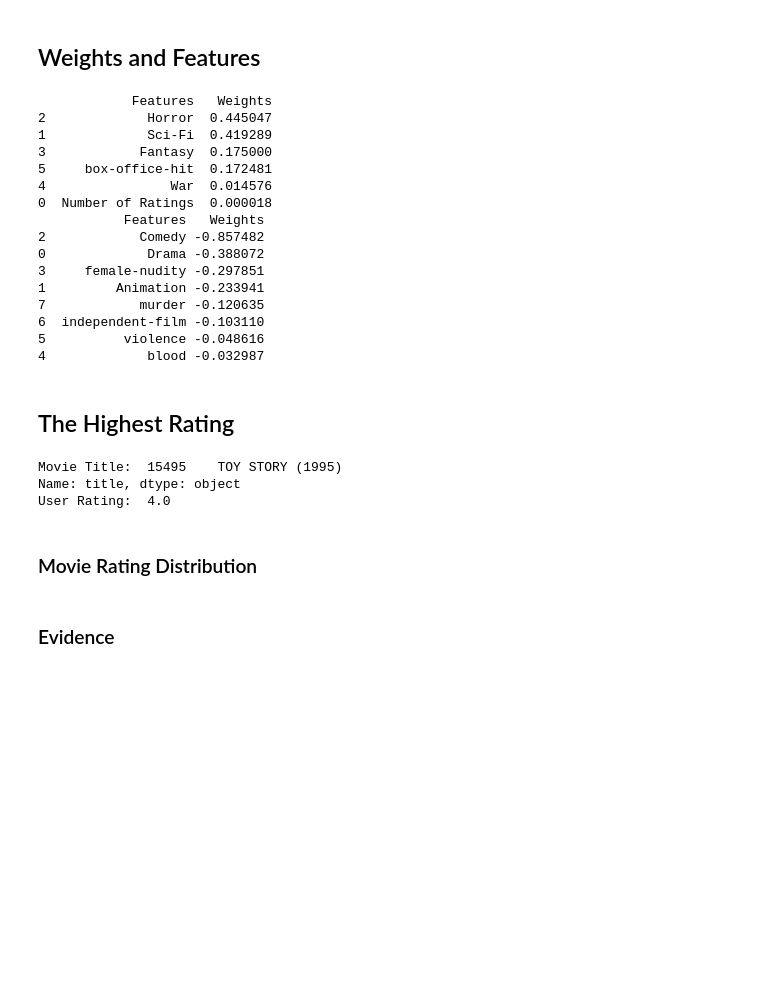
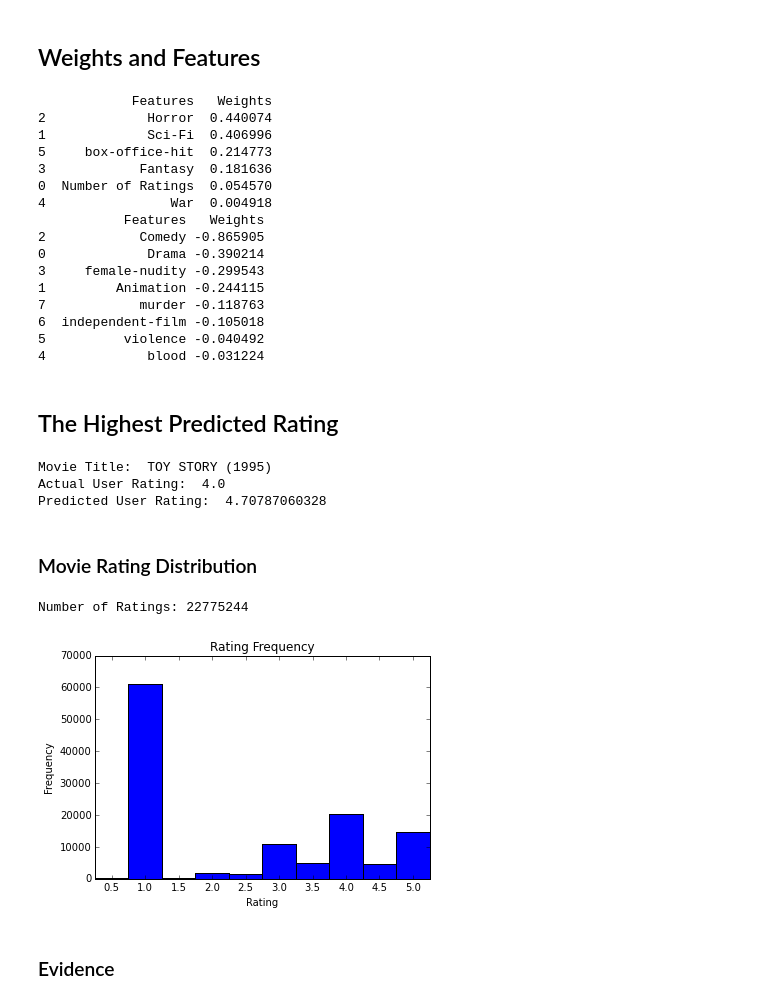
Before and after one commit to n-getty/TransparentRec, a Jupyter notebook: LatestTransRecRidge1.ipynb, the cells around one changed output. Cells and saved outputs as stored; diff of their text form; code cells hidden in the pictures; blank space fills up the shorter version.

```diff
--- a/LatestTransRec.ipynb
+++ b/LatestTransRecRidge1.ipynb
@@ -29,8 +36,8 @@ print user_stats.head(10)
 # %% [markdown]
 ## Loading user matrix
 # %%
-userid = 46262
-user_ratings = get_matched_user_ratings(46262)
+userid = 28451
+user_ratings = get_matched_user_ratings(userid)
 movies = user_ratings.keys()
 ratings = user_ratings.values()
 print "User average rating: ", np.average(ratings)
@@ -219,5 +273,5 @@ Ten Lowest Errors
 # %%
-clf =TransparentLasso(0.1)
+clf =TransparentRidge(0.1)
 user_cols = data.shape[1]+1
 clf.fit(data,target)
 weights = clf.coef_
@@ -256,30 +310,29 @@ print positive_df.head(10)
 print negative_df.head(10)
 # %% [output]
             Features   Weights
-2             Horror  0.445047
-1             Sci-Fi  0.419289
-3            Fantasy  0.175000
-5     box-office-hit  0.172481
-4                War  0.014576
-0  Number of Ratings  0.000018
+2             Horror  0.440074
+1             Sci-Fi  0.406996
+5     box-office-hit  0.214773
+3            Fantasy  0.181636
+0  Number of Ratings  0.054570
+4                War  0.004918
            Features   Weights
-2            Comedy -0.857482
-0             Drama -0.388072
-3     female-nudity -0.297851
-1         Animation -0.233941
-7            murder -0.120635
-6  independent-film -0.103110
-5          violence -0.048616
-4             blood -0.032987
+2            Comedy -0.865905
+0             Drama -0.390214
+3     female-nudity -0.299543
+1         Animation -0.244115
+7            murder -0.118763
+6  independent-film -0.105018
+5          violence -0.040492
+4             blood -0.031224
 # %% [markdown]
-## The Highest Rating
+## The Highest Predicted Rating
 # %%
 j = indices[-1]
 titles = pd.read_csv("ml-latest/matched_set.csv", sep = ",")
 movie_id = movies[j]
 movie_index = np.where(movies == movie_id)
 movie_dm = dm[movie_index][0]
-title = titles.title[np.where(titles.id == movie_id)[0]]
 feature_names = features
 
 positive_weights = movie_dm[movie_dm > 0]
@@ -302,14 +355,33 @@ negative_df = negative_df.convert_objects(convert_numeric=True)
 
 pd.options.display.float_format = '{:,.4f}'.format
 
-print "Movie Title: ", title
-print "User Rating: ", user_ratings[movie_id]
+print "Movie Title: ", all_names[id_dict[movie_id]]
+print "Actual User Rating: ", user_ratings[movie_id]
+print "Predicted User Rating: ", y_pred[j]
 # %% [output]
-Movie Title:  15495    TOY STORY (1995)
-Name: title, dtype: object
-User Rating:  4.0
+Movie Title:  TOY STORY (1995)
+Actual User Rating:  4.0
+Predicted User Rating:  4.70787060328
 # %% [markdown]
 ### Movie Rating Distribution
+# %%
+ratings = pd.read_csv("ml-latest/ratings.csv", delimiter=',', quotechar='"', names = ['userId', 'movieId', 'rating'])
+movie_ratings = ratings.loc[ratings['movieId'] == movie_id]
+x = movie_ratings
+his = np.histogram(x, bins = np.arange(0.5,6,0.5))
+fig, ax = plt.subplots()
+offset = 0.25
+plt.bar(his[1][1:],his[0],width=.5)
+ax.set_xticks(his[1][1:] + offset)
+ax.set_xticklabels(np.arange(0.5,6,0.5))
+print "Number of Ratings:", movie_ratings.shape[0]
+plt.title("Rating Frequency")
+plt.xlabel("Rating")
+plt.ylabel("Frequency")
+plt.show()
+# %% [output]
+Number of Ratings: 22775244
+[figure, added]
 # %% [markdown]
 ### Evidence
 # %%
```
Also changed, not shown: parts of 31 cells of this notebook, 7 other files.
